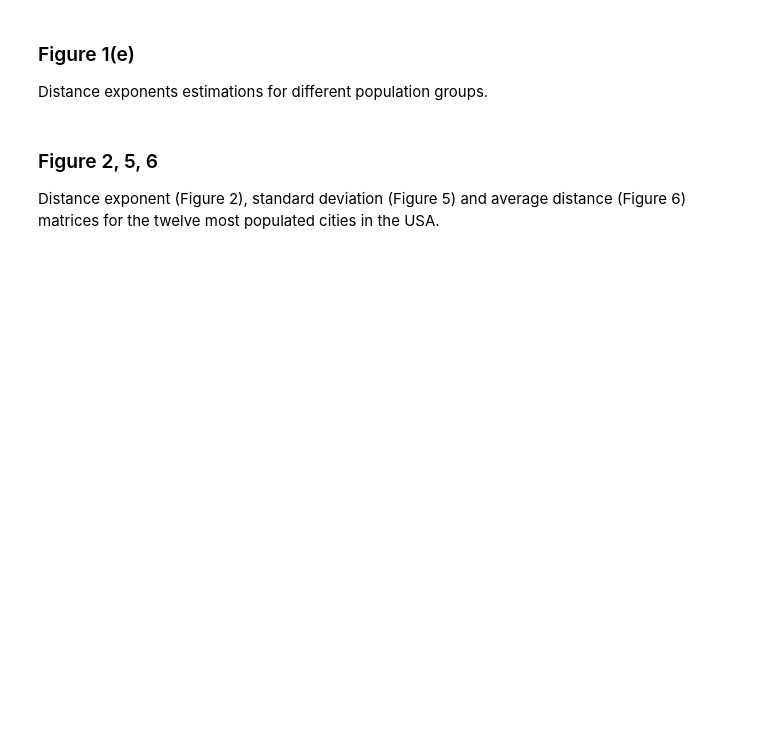
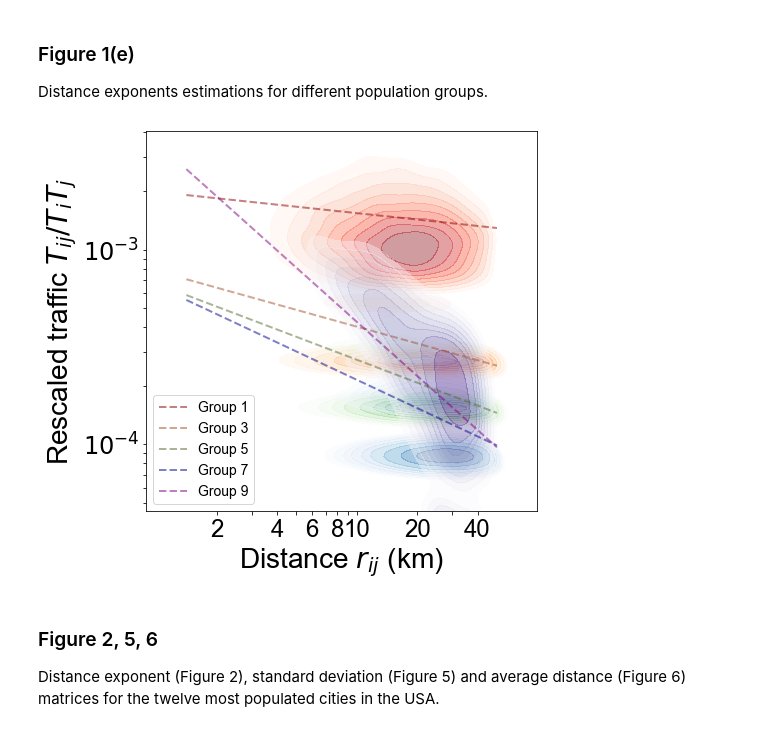
Before and after one commit to pothyd/multiple-gravity-law, a Jupyter notebook: code/analysis.ipynb, the cells around one changed output. Saved outputs shown, nothing was run; the diff lists cells and outputs as text; code cells hidden in the pictures; blank space fills up the shorter version.

```diff
--- a/code/analysis.ipynb
+++ b/code/analysis.ipynb
@@ -130,35 +136,40 @@ for n, i in enumerate(range(0, mbins, 2)):
 
     X_ = sm.add_constant(X)
 
     # OLS linear regression
     if len(X_) > 0:
         result = sm.OLS(Y, X_).fit()
 
         a = result.params[1]
         b = result.params[0]
     else:
         a = 0
         b = 0
 
     # Plot result
     label = "Group {0}".format(i+1)
     sns.kdeplot(X, Y, alpha=0.4, cmap=cmaps_bin[n], shade=True, thresh=0.3)
     if a != 0:
         plt.plot([min(X), max(X)], [a*min(X)+b, a*max(X)+b], c=cmaps_plot[n], ls="--", alpha=0.5, label=label, linewidth=2)
 
 plt.xlabel("Distance $r_{ij}$ (km)", fontsize=28)
 plt.ylabel("Rescaled traffic $T_{ij}/T_iT_j$", fontsize=28)
 plt.legend(fontsize=18)
 plt.legend(["Group {}".format(i+1) for i in range(0, mbins, 2)], fontsize=14)
 plt.xticks([np.log(2), np.log(3), np.log(4), np.log(5), np.log(6), np.log(7), np.log(8), np.log(9), np.log(10), np.log(20), np.log(30), np.log(40)],
            ["2", "", "4", "", "6", "", "8", "", "10", "20", "", "40"],
            fontsize=24)
-plt.yticks([np.log(0.01), np.log(0.001), np.log(0.002), np.log(0.003), np.log(0.004), np.log(0.005), np.log(0.006), np.log(0.007), np.log(0.008), np.log(0.009), np.log(0.0001), np.log(0.0002), np.log(0.0003), np.log(0.0004), np.log(0.0005), np.log(0.0006), np.log(0.0007), np.log(0.0008), np.log(0.0009), np.log(0.00009), np.log(0.00008), np.log(0.00007), np.log(0.00006), np.log(0.00005)],
-           ["$10^{-2}$", "$10^{-3}$", "", "", "", "", "", "", "", "", "$10^{-4}$", "", "", "", "", "", "", "", "", "", "", "", "", ""],
+plt.yticks([np.log(0.01),
+            np.log(0.009), np.log(0.008), np.log(0.007), np.log(0.006), np.log(0.005), np.log(0.004), np.log(0.003), np.log(0.002), np.log(0.001),
+            np.log(0.0009), np.log(0.0008), np.log(0.0007), np.log(0.0006), np.log(0.0005), np.log(0.0004), np.log(0.0003), np.log(0.0002), np.log(0.0001),
+            np.log(0.00009), np.log(0.00008), np.log(0.00007), np.log(0.00006), np.log(0.00005)],
+           ["$10^{-2}$", "", "", "", "", "", "", "", "", "$10^{-3}$", "", "", "", "", "", "", "", "", "$10^{-4}$", "", "", "", "", ""],
            fontsize=24)
 plt.ylim([-10, -5.5])
 
 plt.show()
+# %% [output]
+[figure, added]
 # %% [markdown]
 ### Figure 2, 5, 6
 Distance exponent (Figure 2), standard deviation (Figure 5) and average distance (Figure 6) matrices for the twelve most populated cities in the USA.
```
Also changed, not shown: parts of 5 cells of this notebook.
